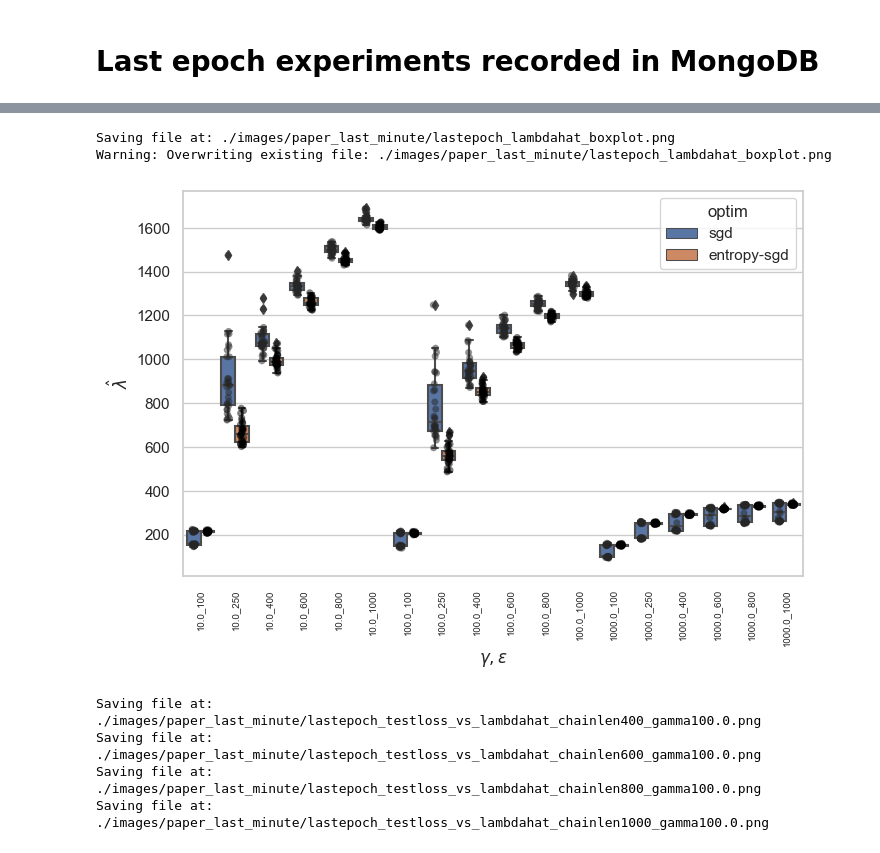
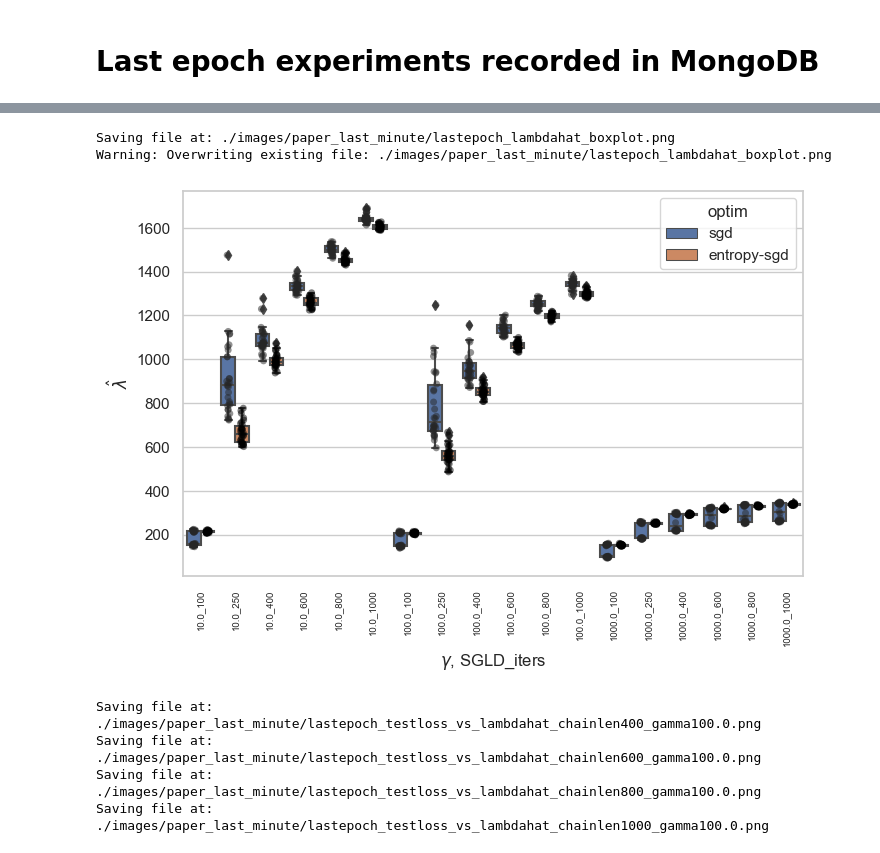
Before and after one commit to edmundlth/local_learning_coefficient_estimation, a Jupyter notebook: plot_mnist_expt.ipynb, the cells around one changed output, grey strips where cells are left out. Saved outputs shown, nothing was run; the diff lists cells and outputs as text; code cells hidden in the pictures.

```diff
--- a/plot_mnist_expt.ipynb
+++ b/plot_mnist_expt.ipynb
@@ -11,7 +11,7 @@ from datetime import datetime
 sns.set()
 sns.set_style("whitegrid")
 
-IMAGEDIR = "./images/paper_last_minute"
+IMAGEDIR = "./images/paper_correction"
 DRYRUN = False
 
 SAVEOLD = False
@@ -40,6 +40,8 @@ def savestring_fn(string, name):
     if not DRYRUN:
         with open(filepath, 'w') as outfile:
             outfile.write(string)
+    else:
+        print("DRY RUN, figure not saved.")
     return
 # %%
 
@@ -419,25 +422,25 @@ df.head()
 | 149 | 4082 | ./spartan_outputs/expt20230814_60... | 0.01 | sgd | 512 | 150.716260 | 10.0 | 0.00001 | 100 | ... |
 # %%
 # Combine the three columns into one for the x-axis
-key = '$\gamma, \epsilon$'
+key = '$\gamma$, SGLD_iters'
 df[key] = df['sgld_gamma'].astype(str) + '_' + df['sgld_num_iter'].astype(str) #+ '_' + df['sgld_epsilon'].astype(str)
 assert len(set(df["sgld_epsilon"])) == 1
 # dfx = df[df["sgld_gamma"] > 500]
 dfx = df
 fig, ax = plt.subplots(figsize=(8, 5))
 
 sns.boxplot(x=key, y='lambdahat', hue='optim', data=dfx, ax=ax)
 sns.stripplot(x=key, y='lambdahat', hue='optim', data=dfx, dodge=True, ax=ax, palette="dark:black", alpha=0.5, legend=False)
 
 ax.set_xticklabels(ax.get_xticklabels(), rotation=ROTATION, fontsize=7);
 # ax.set_yscale('log');
 ax.set_ylabel("$\hat{\lambda}$")
 
 savefig_fn(fig, "lastepoch_lambdahat_boxplot.png")
 # %% [output]
 Saving file at: ./images/paper_last_minute/lastepoch_lambdahat_boxplot.png
 Warning: Overwriting existing file: ./images/paper_last_minute/lastepoch_lambdahat_boxplot.png
-[figure, old version]
+[figure, new version]
 # %%
 for chain_len, gamma in [(400, 100.0), (600, 100.0), (800, 100.0), (1000, 100.0)]:
     fig, ax = plt.subplots(1, 1, figsize=(5, 5))
```
Also changed, not shown: parts of 4 cells of this notebook, 2 other files.
